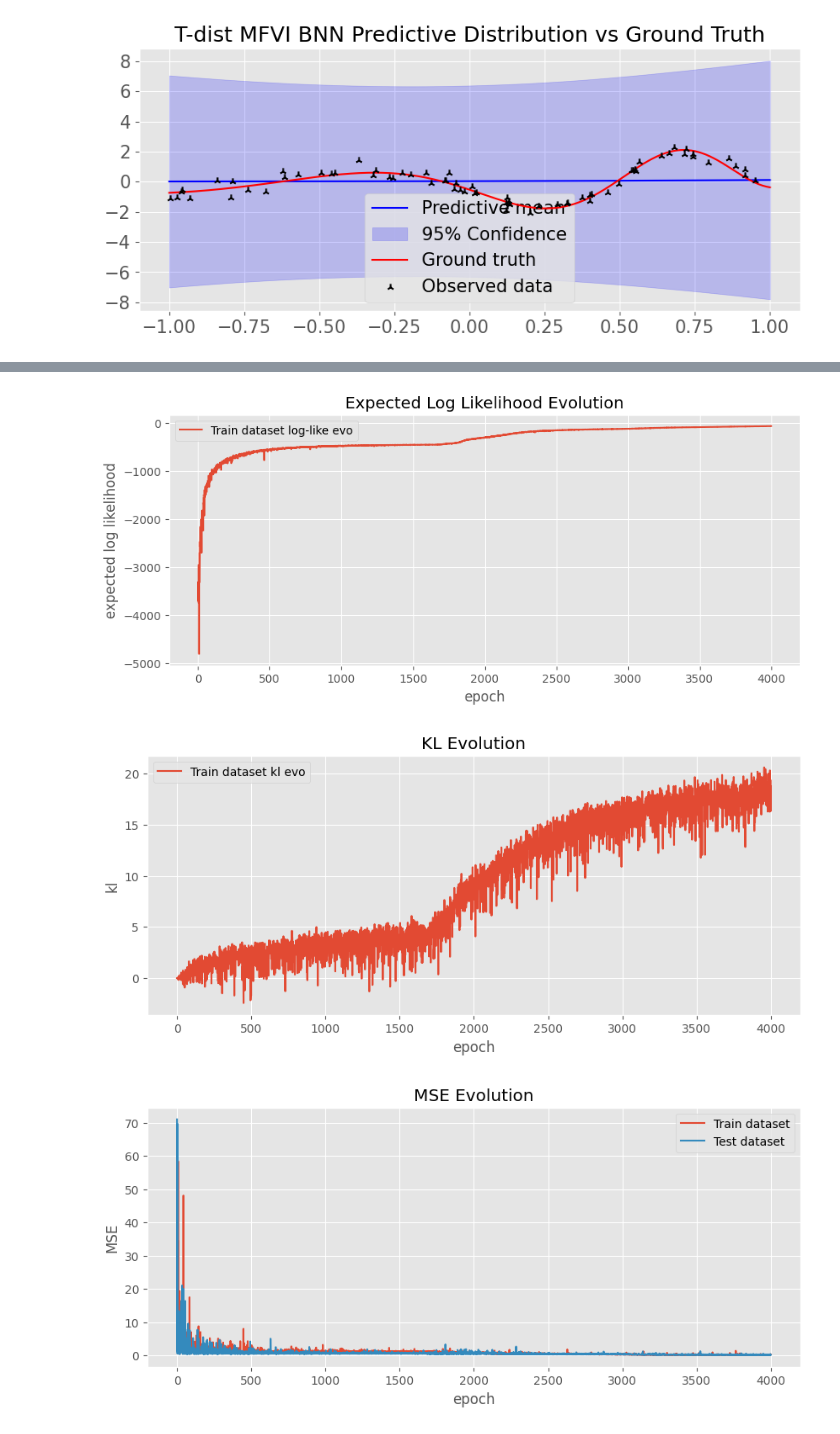
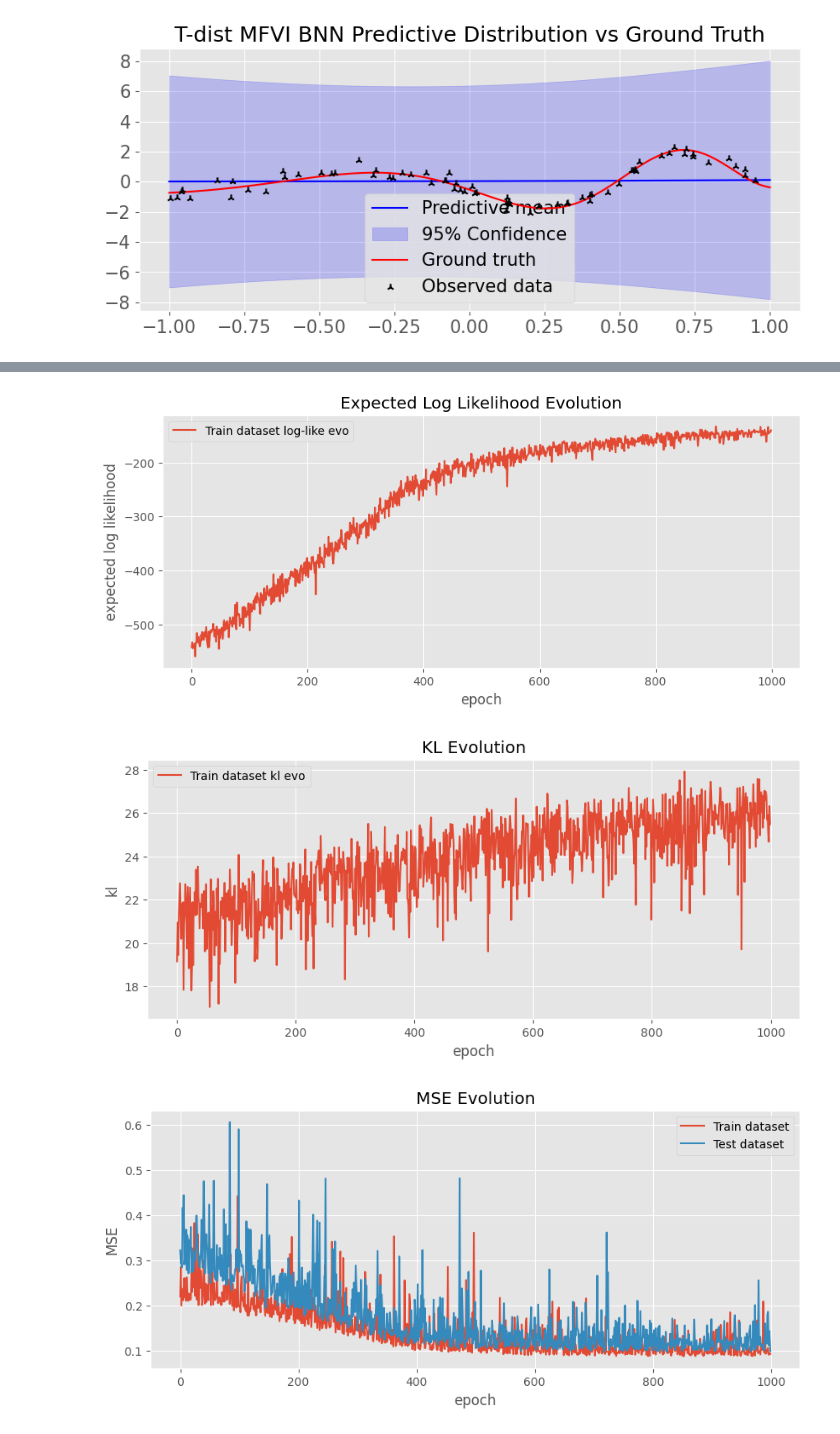
Before and after one commit to Marco-Gal/Bayesian-Neural-Network-Project, a Jupyter notebook: t distribution toy problems/gaussian-noise.ipynb, the cells around one changed output, grey strips where cells are left out. Cells and saved outputs as stored; diff of their text form; code cells hidden in the pictures.

```diff
--- a/t distribution toy problems/gaussian-noise.ipynb
+++ b/t distribution toy problems/gaussian-noise.ipynb
@@ -40,7 +40,7 @@ def gen_gaussian_noise(size=100, noise=0.5, split=0.3):
 
 np.random.seed(42)
 
-x_tr, x_te, y_tr, y_te = gen_gaussian_noise(size=100, noise=0.3)
+x_tr, x_te, y_tr, y_te = gen_gaussian_noise(size=715, noise=0.3) # should give 500 train
 plt.title("Regression Dataset: Ground Truth Samples Sprinkled with Gaussian Noise")
 plt.scatter(x_tr, y_tr, label='Train', color='darkblue')
 plt.scatter(x_te, y_te, label='Test', color='red')
@@ -355,7 +355,7 @@ class T_MeanFieldBNN(nn.Module):
 
         return kl - exp_ll, exp_ll, kl
 # %%
-gaussian_bnn_model = GaussianMeanFieldBNN(1, [5, 5], 1, noise_std=0.3, prior_var = 0.4)
+gaussian_bnn_model = GaussianMeanFieldBNN(1, [10,10, 10], 1, noise_std=0.3, prior_var = 0.3)
 t_bnn_model = T_MeanFieldBNN(1, [5, 5], 1, df=5, noise_std=0.3, prior_var = 0.4)
 
 g_opt = torch.optim.Adam(
@@ -421,7 +421,7 @@ aux_loss = nn.MSELoss()
 for epoch in tqdm(range(4000)):  # epochs
     g_opt.zero_grad()
 
-    l, ll, kl = gaussian_bnn_model.loss(x_tr, y_tr, num_samples = 1000)
+    l, ll, kl = gaussian_bnn_model.loss(x_tr, y_tr, num_samples = 10)
     tr_loss_evo.append(l.item())
     tr_ll_evo.append(ll.item())
     tr_kl_evo.append(kl.item())
@@ -479,10 +479,10 @@ tr_mse_loss_evo = []
 te_mse_loss_evo = []
 aux_loss = nn.MSELoss()
 
-for epoch in tqdm(range(4000)):  # epochs
+for epoch in tqdm(range(1000)):  # epochs
     t_opt.zero_grad()
 
-    l, ll, kl = t_bnn_model.loss(x_tr, y_tr, num_samples = 1000)
+    l, ll, kl = t_bnn_model.loss(x_tr, y_tr, num_samples = 100)
     tr_loss_evo.append(l.item())
     tr_ll_evo.append(ll.item())
     tr_kl_evo.append(kl.item())
@@ -530,6 +530,6 @@ plt.show()
-[figure, old version]
+[figure, new version]
-[figure, old version]
+[figure, new version]
-[figure, old version]
+[figure, new version]
 # %%
 # xs = np.linspace(-1, 1, 500)
 # num_samps = 100
```
Also changed, not shown: parts of 8 cells of this notebook.
